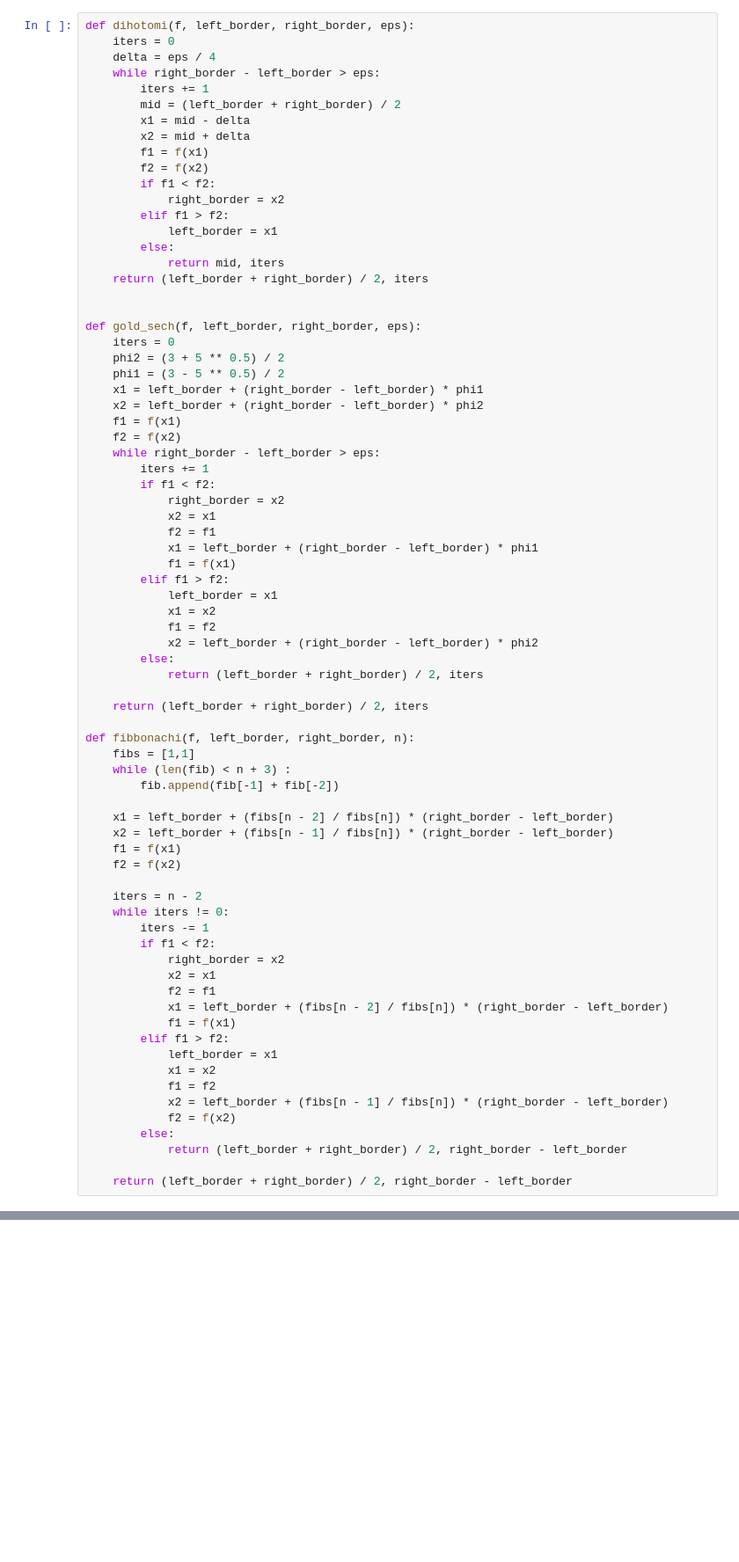
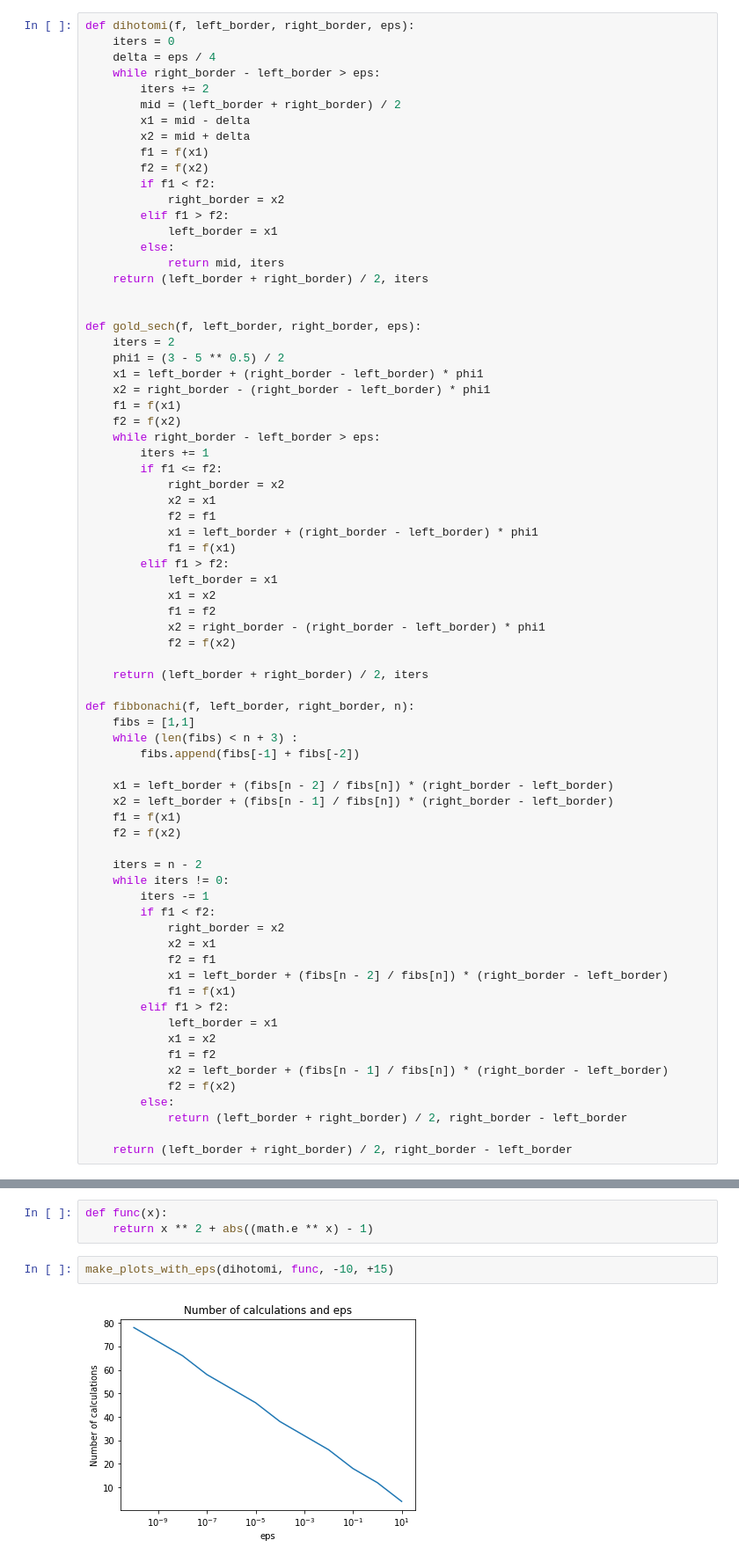
Before and after one commit to maxLundin/opt_met, a Jupyter notebook: lab1/one_dimensional.ipynb, the cells around one changed output, grey strips where cells are left out. Shown: that part at 88% size. Cells and saved outputs as stored; diff of their text form; blank space fills up the shorter version.

```diff
--- a/lab1/one_dimensional.ipynb
+++ b/lab1/one_dimensional.ipynb
@@ -3,7 +6,7 @@ def dihotomi(f, left_border, right_border, eps):
     iters = 0
     delta = eps / 4
     while right_border - left_border > eps:
-        iters += 1
+        iters += 2
         mid = (left_border + right_border) / 2
         x1 = mid - delta
         x2 = mid + delta
@@ -19,16 +22,15 @@ def dihotomi(f, left_border, right_border, eps):
 
 
 def gold_sech(f, left_border, right_border, eps):
-    iters = 0
-    phi2 = (3 + 5 ** 0.5) / 2
+    iters = 2
     phi1 = (3 - 5 ** 0.5) / 2
     x1 = left_border + (right_border - left_border) * phi1
-    x2 = left_border + (right_border - left_border) * phi2
+    x2 = right_border - (right_border - left_border) * phi1
     f1 = f(x1)
     f2 = f(x2)
     while right_border - left_border > eps:
         iters += 1
-        if f1 < f2:
+        if f1 <= f2:
             right_border = x2
             x2 = x1
             f2 = f1
@@ -38,16 +40,15 @@ def gold_sech(f, left_border, right_border, eps):
             left_border = x1
             x1 = x2
             f1 = f2
-            x2 = left_border + (right_border - left_border) * phi2
-        else:
-            return (left_border + right_border) / 2, iters
+            x2 = right_border - (right_border - left_border) * phi1
+            f2 = f(x2)
 
     return (left_border + right_border) / 2, iters
 
 def fibbonachi(f, left_border, right_border, n):
     fibs = [1,1]
-    while (len(fib) < n + 3) :
-        fib.append(fib[-1] + fib[-2])
+    while (len(fibs) < n + 3) :
+        fibs.append(fibs[-1] + fibs[-2])
 
     x1 = left_border + (fibs[n - 2] / fibs[n]) * (right_border - left_border)
     x2 = left_border + (fibs[n - 1] / fibs[n]) * (right_border - left_border)
@@ -75,0 +125,7 @@ def fibbonachi(f, left_border, right_border, n):
+# %%
+def func(x):
+    return x ** 2 + abs((math.e ** x) - 1)
+# %%
+make_plots_with_eps(dihotomi, func, -10, +15)
+# %% [output]
+[figure, added]
```
Also changed, not shown: parts of 5 cells of this notebook.
